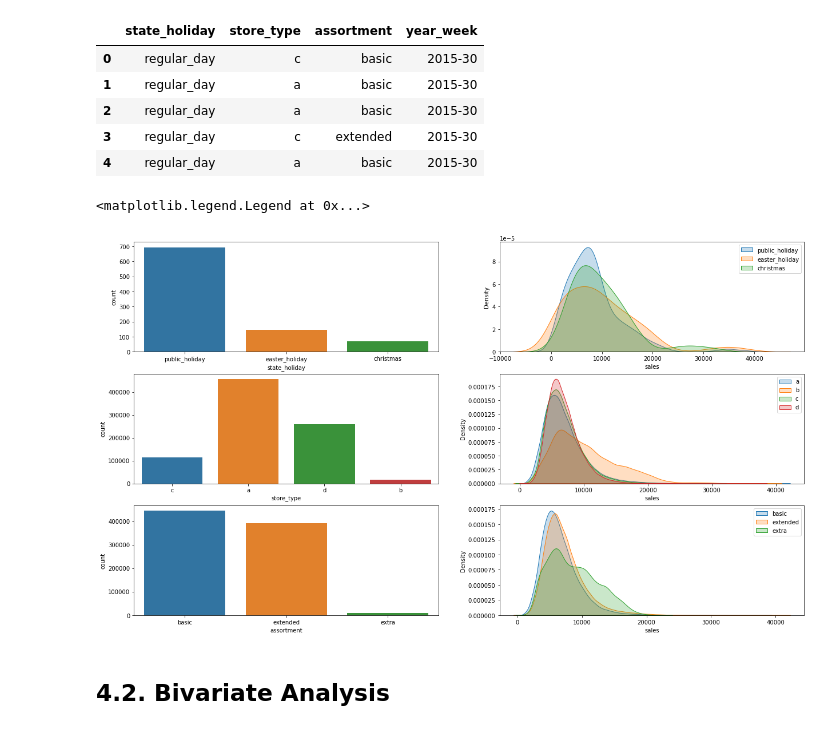
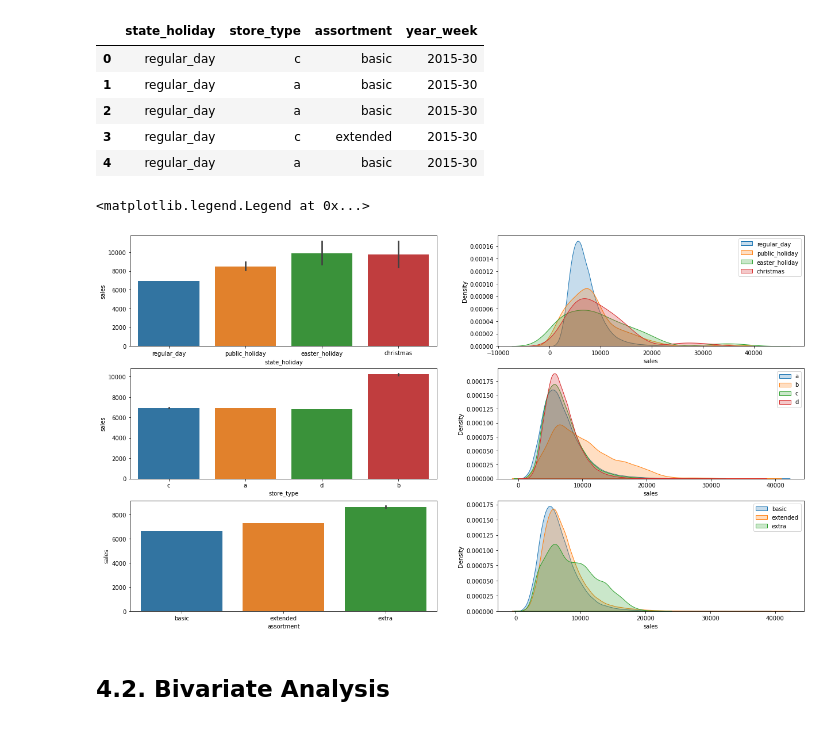
Before and after one commit to Leonamrsm/DS-em-Producao, a Jupyter notebook: Notebooks/rossmann_store_sales_prediction.ipynb, the cells around one changed output. Drawn from its saved outputs; the diff is of its cells as text; code cells hidden in the pictures.

```diff
--- a/Notebooks/rossmann_store_sales_prediction.ipynb
+++ b/Notebooks/rossmann_store_sales_prediction.ipynb
@@ -574,38 +579,39 @@ specs = gridspec.GridSpec(ncols=2, nrows=3, figure = fig)
 ax1 = fig.add_subplot(specs[0,0])  # First row First Column
 ax2 = fig.add_subplot(specs[0,1])  # First row Second Column
 ax3 = fig.add_subplot(specs[1,0])  # Second row First Column
 ax4 = fig.add_subplot(specs[1,1])  # Second row Second Column
 ax5 = fig.add_subplot(specs[2,0])  # Third row First Column
 ax6 = fig.add_subplot(specs[2,1])  # Third row Second Column
 
-a = df4[df4['state_holiday'] != 'regular_day']
-sns.countplot(x=a['state_holiday'], ax=ax1)
+# a = df4[df4['state_holiday'] != 'regular_day']
+sns.barplot(x='state_holiday', y='sales', data=df4, ax=ax1)
 
 # plots de densidade de distribuição
+sns.kdeplot(df4[df4['state_holiday'] == 'regular_day']['sales'], label='regular_day', shade= True, ax=ax2)
 sns.kdeplot(df4[df4['state_holiday'] == 'public_holiday']['sales'], label='public_holiday', shade= True, ax=ax2)
 sns.kdeplot(df4[df4['state_holiday'] == 'easter_holiday']['sales'], label='easter_holiday', shade= True, ax=ax2)
 sns.kdeplot(df4[df4['state_holiday'] == 'christmas']['sales'], label='christmas', shade= True, ax=ax2)
 ax2.legend()
 
-sns.countplot(x=df4['store_type'], ax=ax3)
+sns.barplot(x='store_type', y='sales', data=df4, ax=ax3)
 
 # plots de densidade de distribuição
 sns.kdeplot(df4[df4['store_type'] == 'a']['sales'], label='a', shade= True, ax=ax4)
 sns.kdeplot(df4[df4['store_type'] == 'b']['sales'], label='b', shade= True, ax=ax4)
 sns.kdeplot(df4[df4['store_type'] == 'c']['sales'], label='c', shade= True, ax=ax4)
 sns.kdeplot(df4[df4['store_type'] == 'd']['sales'], label='d', shade= True, ax=ax4)
 ax4.legend()
 
-sns.countplot(x=df4['assortment'], ax=ax5)
+sns.barplot(x='assortment', y='sales', data=df4, ax=ax5)
 
 # plots de densidade de distribuição
 sns.kdeplot(df4[df4['assortment'] == 'basic']['sales'], label='basic', shade= True, ax=ax6)
 sns.kdeplot(df4[df4['assortment'] == 'extended']['sales'], label='extended', shade= True, ax=ax6)
 sns.kdeplot(df4[df4['assortment'] == 'extra']['sales'], label='extra', shade= True, ax=ax6)
 ax6.legend()
 # %% [output]
 <matplotlib.legend.Legend at 0x...>
-[figure, old version]
+[figure, new version]
 # %% [markdown]
 ## 4.2. Bivariate Analysis
 # %% [markdown]
```
Also changed, not shown: parts of 15 cells of this notebook.
